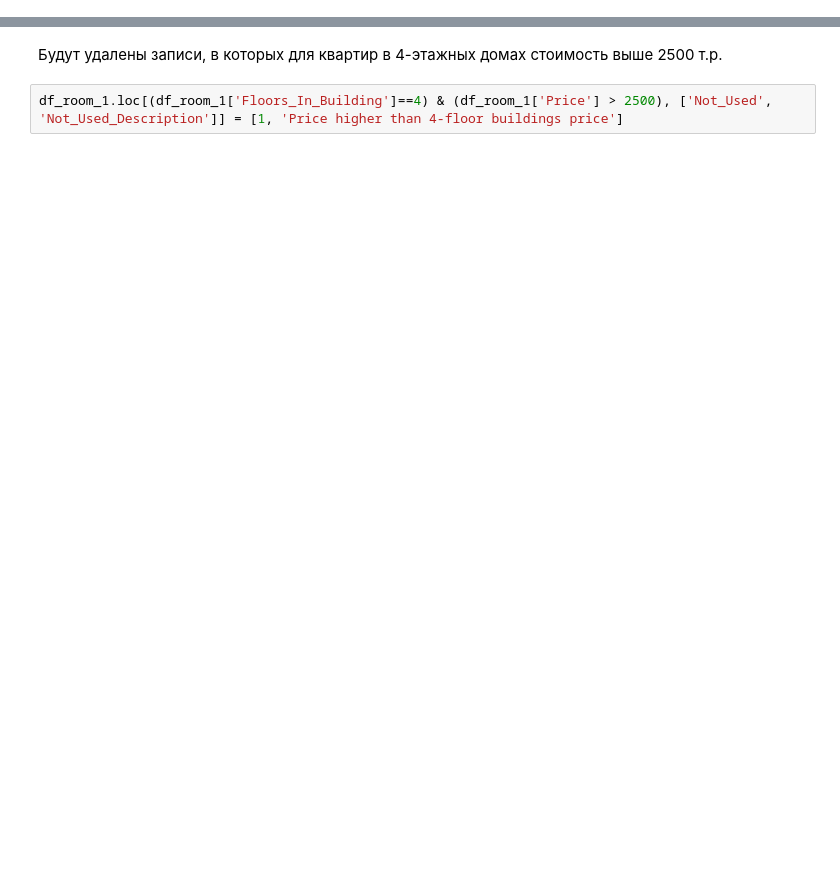
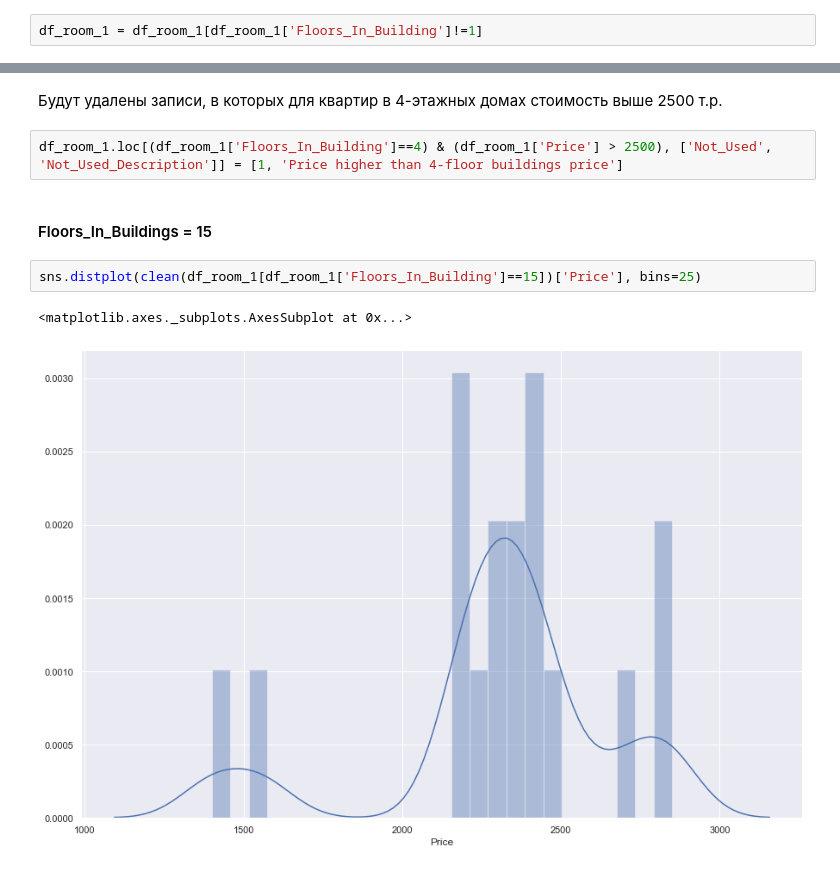
Before and after one commit to balov-oa/Exploratory-Data-Analysis, a Jupyter notebook: Data Processing.ipynb, the cells around one changed output, grey strips where cells are left out. Saved outputs shown, nothing was run; the diff lists cells and outputs as text; blank space fills up the shorter version.

```diff
--- a/Data Processing.ipynb
+++ b/Data Processing.ipynb
@@ -789,3 +797,5 @@ box_count_plot(x='Floors_In_Building', y='Price', data=clean(df_room_1))
+# %%
+df_room_1 = df_room_1[df_room_1['Floors_In_Building']!=1]
 # %% [markdown]
 #### Floors_In_Buildings = 2
 # %%
@@ -838,3 +848,10 @@ df_room_1[(df_room_1['Floors_In_Building']==4) & (df_room_1['Price'] > 2500)]
 Будут удалены записи, в которых для квартир в 4-этажных домах стоимость выше 2500 т.р.
 # %%
 df_room_1.loc[(df_room_1['Floors_In_Building']==4) & (df_room_1['Price'] > 2500), ['Not_Used', 'Not_Used_Description']] = [1, 'Price higher than 4-floor buildings price']
+# %% [markdown]
+#### Floors_In_Buildings = 15
+# %%
+sns.distplot(clean(df_room_1[df_room_1['Floors_In_Building']==15])['Price'], bins=25)
+# %% [output]
+<matplotlib.axes._subplots.AxesSubplot at 0x...>
+[figure, added]
```
Also changed, not shown: parts of 28 cells of this notebook.
